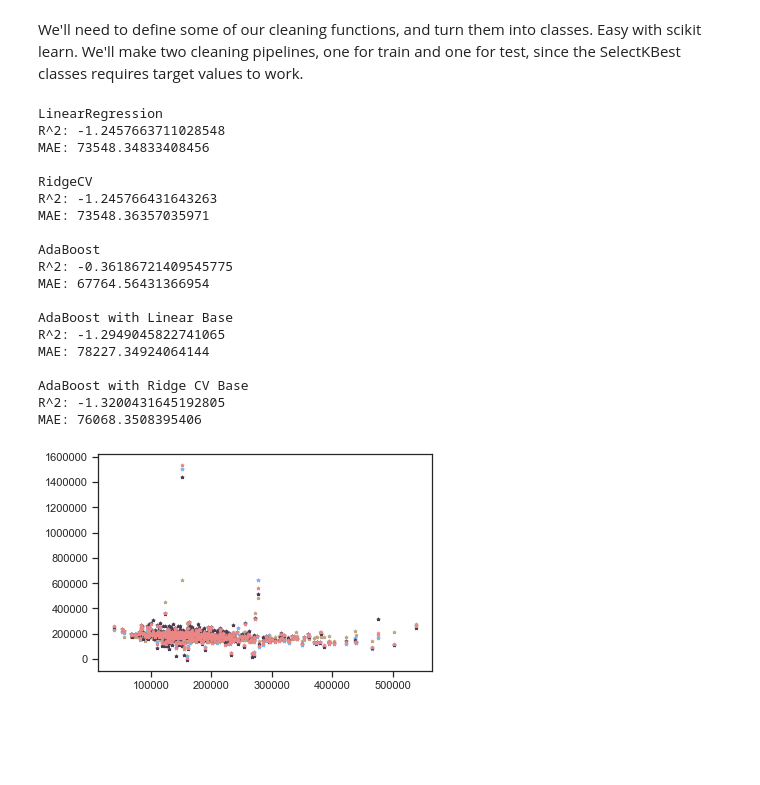
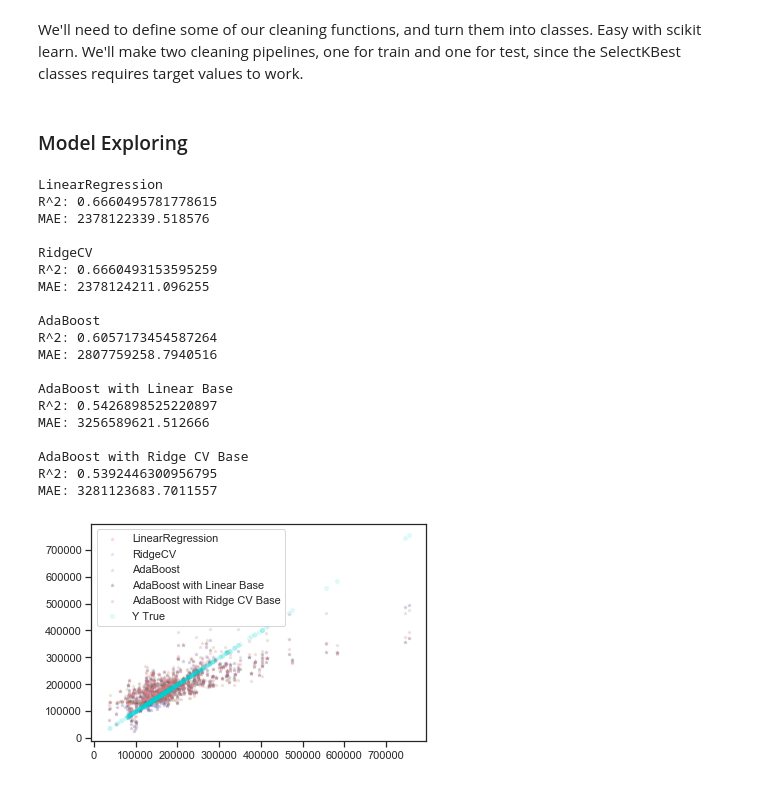
Before and after one commit to MrFlygerian/Predicting-House-Price, a Jupyter notebook: Kaggle comp Notebook.ipynb, the cells around one changed output. Saved outputs shown, nothing was run; the diff lists cells and outputs as text; code cells hidden in the pictures; blank space fills up the shorter version.

```diff
--- a/Kaggle comp Notebook.ipynb
+++ b/Kaggle comp Notebook.ipynb
@@ -134,6 +134,8 @@ preprocessor_test = Pipeline([('Remove_nulls', remove_nulls),
                     ])
 
 X_test_pp = preprocessor_test.fit_transform(X_test)
+# %% [markdown]
+### Model Exploring
 # %%
 def get_models():
     models = {'LinearRegression': LinearRegression(),
@@ -149,43 +151,48 @@ models = get_models()
 fig = plt.figure()
 ax1 = fig.add_subplot(111)
 
 colors = iter(cm.rainbow(np.linspace(0, 1, 10)))
 
 CUSTOM_COLOURS = ['#ff7675', '#74b9ff', '#BFA588',
                   '#4B3A51', '#ea8685', '#E7CA6B',
                  '#C2AF46', '#ff4757', '#00d8d6']
 
 for i, model in enumerate(models):
     print(model)
     regr = models[model]
     regr.fit(X_train_pp, y_train)
     preds = regr.predict(X_test_pp)
 
     r2 = r2_score(y_test, preds)
     print('R^2:',r2_score(y_test, preds))
-    print('MAE:',mean_absolute_error(y_test, preds), '\n')
+    print('MAE:',mean_squared_error(y_test, preds), '\n')
 
-    ax1.scatter(y_test,preds, s=10, c=CUSTOM_COLOURS[i], marker="*", label=model)
+    ax1.scatter(y_test,preds, s=10, c=CUSTOM_COLOURS[i],
+                marker="*", label=model, alpha=0.2)
 
+ax1.scatter(y_test, y_test, s = 15, c = CUSTOM_COLOURS[8],
+            label = 'Y True', alpha = 0.1)
+
+plt.legend(loc='best')
 plt.show()
 # %% [output]
 LinearRegression
-R^2: -1.2457663711028548
-MAE: 73548.34833408456
+R^2: 0.6660495781778615
+MAE: 2378122339.518576
 
 RidgeCV
-R^2: -1.245766431643263
-MAE: 73548.36357035971
+R^2: 0.6660493153595259
+MAE: 2378124211.096255
 
 AdaBoost
-R^2: -0.36186721409545775
-MAE: 67764.56431366954
+R^2: 0.6057173454587264
+MAE: 2807759258.7940516
 
 AdaBoost with Linear Base
-R^2: -1.2949045822741065
-MAE: 78227.34924064144
+R^2: 0.5426898525220897
+MAE: 3256589621.512666
 
 AdaBoost with Ridge CV Base
-R^2: -1.3200431645192805
-MAE: 76068.3508395406
+R^2: 0.5392446300956795
+MAE: 3281123683.7011557
-[figure, old version]
+[figure, new version]
```
Also changed, not shown: parts of 3 cells of this notebook, 3 other files.
